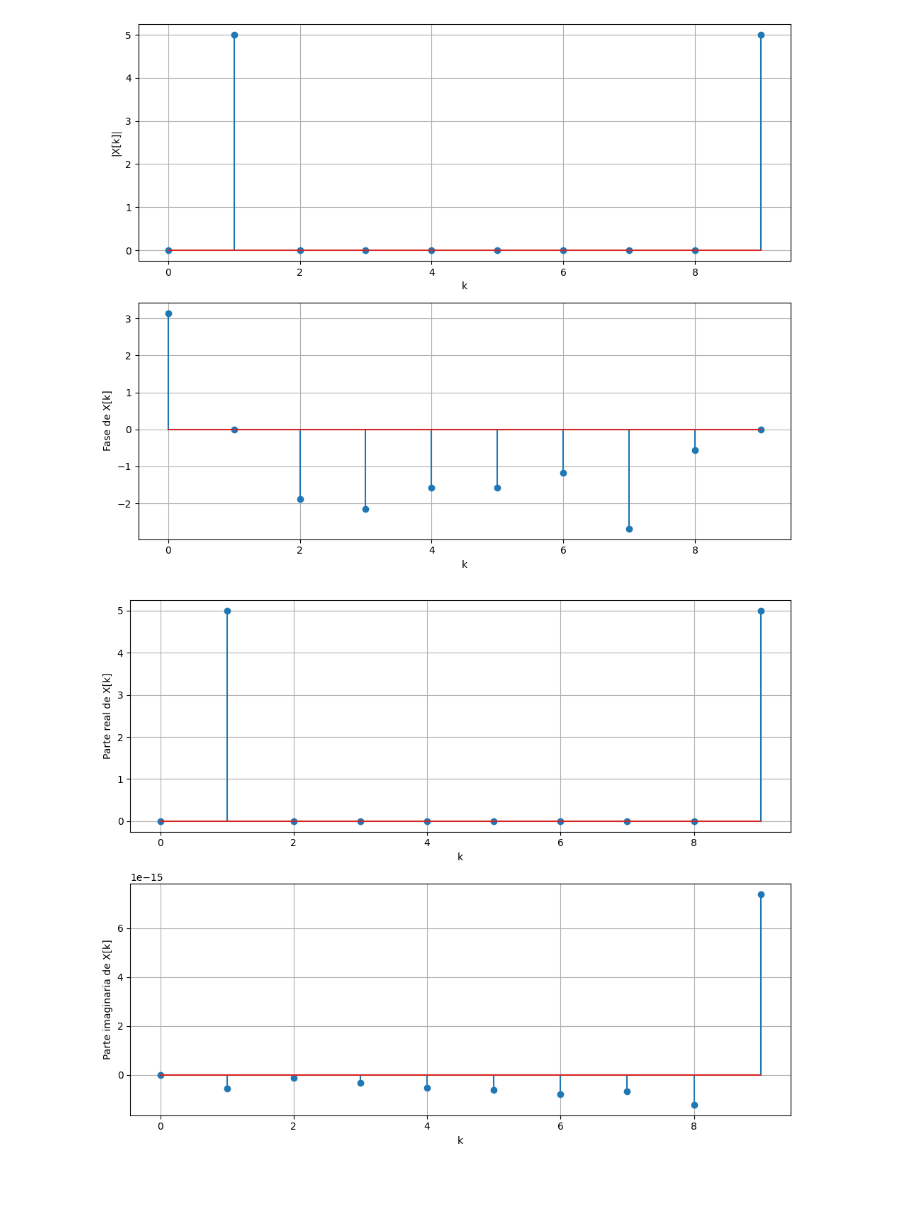
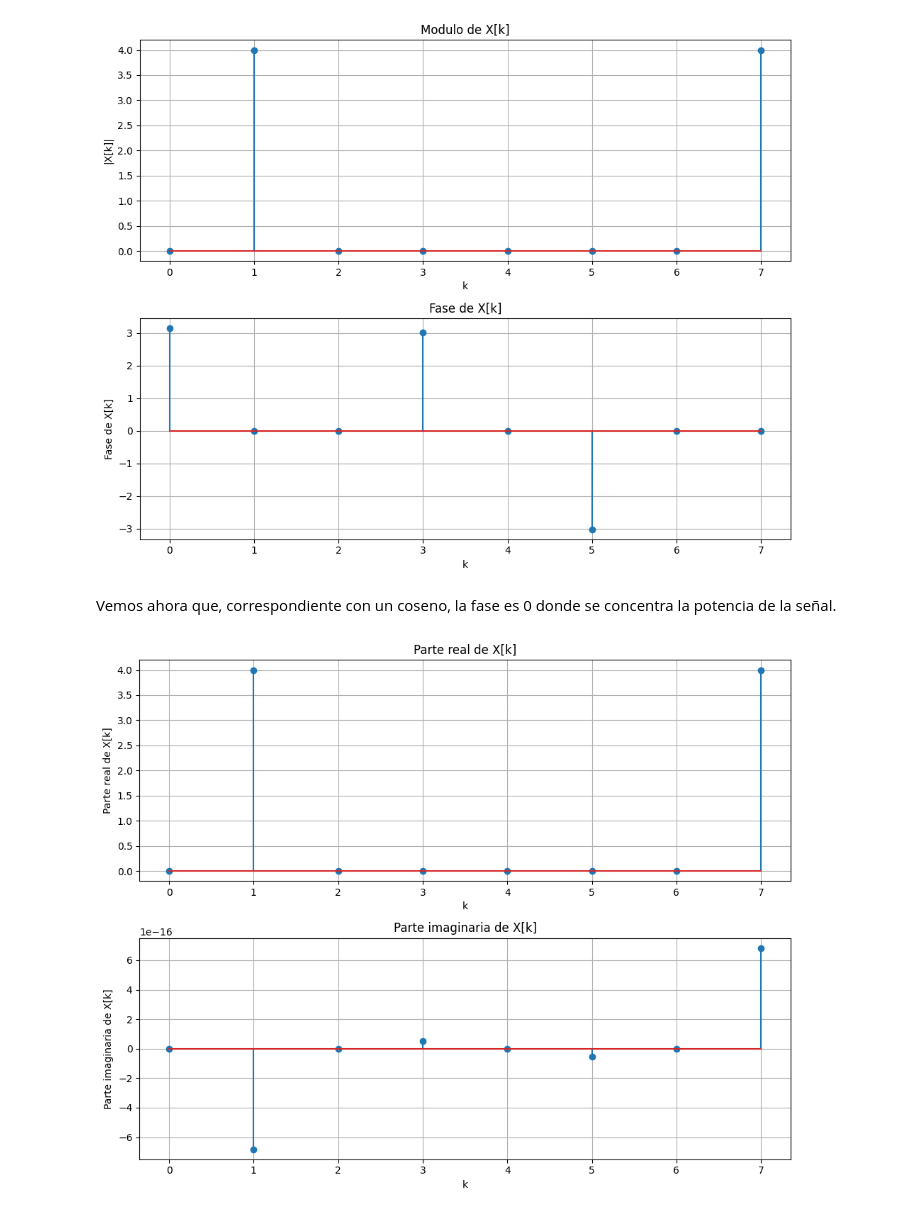
Before and after one commit to tomzuran/PDS2026, a Jupyter notebook: dft.ipynb, the cells around one changed output. Saved outputs shown, nothing was run; the diff lists cells and outputs as text; code cells hidden in the pictures; blank space fills up the shorter version.

```diff
--- a/dft.ipynb
+++ b/dft.ipynb
@@ -35,4 +75,8 @@ def pds_dft(xx):
     xk = np.asarray(xk).squeeze()
     return xk
 
+
+N = 8
+fs = 8
+xx, tt = pds_sen_ruidosa(nn = N, fs = fs, freq = 1, Amax = 1, dc = 0, phase = 0, SNR_db = "inf")
 xk = pds_dft(xx)
@@ -118,36 +231,42 @@ Senoidal desplazada
 # %%
 xx, tt = pds_sen_ruidosa(nn = N, fs = fs, freq = 1, Amax = 1, dc = 0, phase = np.pi/2, SNR_db = "inf")
 
-xk = pds_dft(xx)
+xk = np.fft.fft(xx)
 
 figure, axs = plt.subplots(2, 1, figsize=(10, 8))
 axs[0].stem(np.arange(N), np.abs(xk))
 axs[0].set_xlabel('k')
 axs[0].set_ylabel('|X[k]|')
 axs[0].grid(True)
+axs[0].set_title("Modulo de X[k]")
 
 axs[1].stem(np.arange(N), np.angle(xk))
 axs[1].set_xlabel('k')
 axs[1].set_ylabel('Fase de X[k]')
 axs[1].grid(True)
+axs[1].set_title("Fase de X[k]")
 
 plt.tight_layout()
 plt.show()
 # %% [output]
-[figure, old version]
+[figure, new version]
+# %% [markdown]
+Vemos ahora que, correspondiente con un coseno, la fase es 0 donde se concentra la potencia de la señal.
 # %%
 figure, axs = plt.subplots(2, 1, figsize=(10, 8))
 axs[0].stem(np.arange(N), np.real(xk))
 axs[0].set_xlabel('k')
 axs[0].set_ylabel('Parte real de X[k]')
 axs[0].grid(True)
+axs[0].set_title('Parte real de X[k]')
 
 axs[1].stem(np.arange(N), np.imag(xk))
 axs[1].set_xlabel('k')
 axs[1].set_ylabel('Parte imaginaria de X[k]')
 axs[1].grid(True)
+axs[1].set_title('Parte imaginaria de X[k]')
 
 plt.tight_layout()
 plt.show()
 # %% [output]
-[figure, old version]
+[figure, new version]
```
Also changed, not shown: parts of 40 cells of this notebook, 1 other file.
